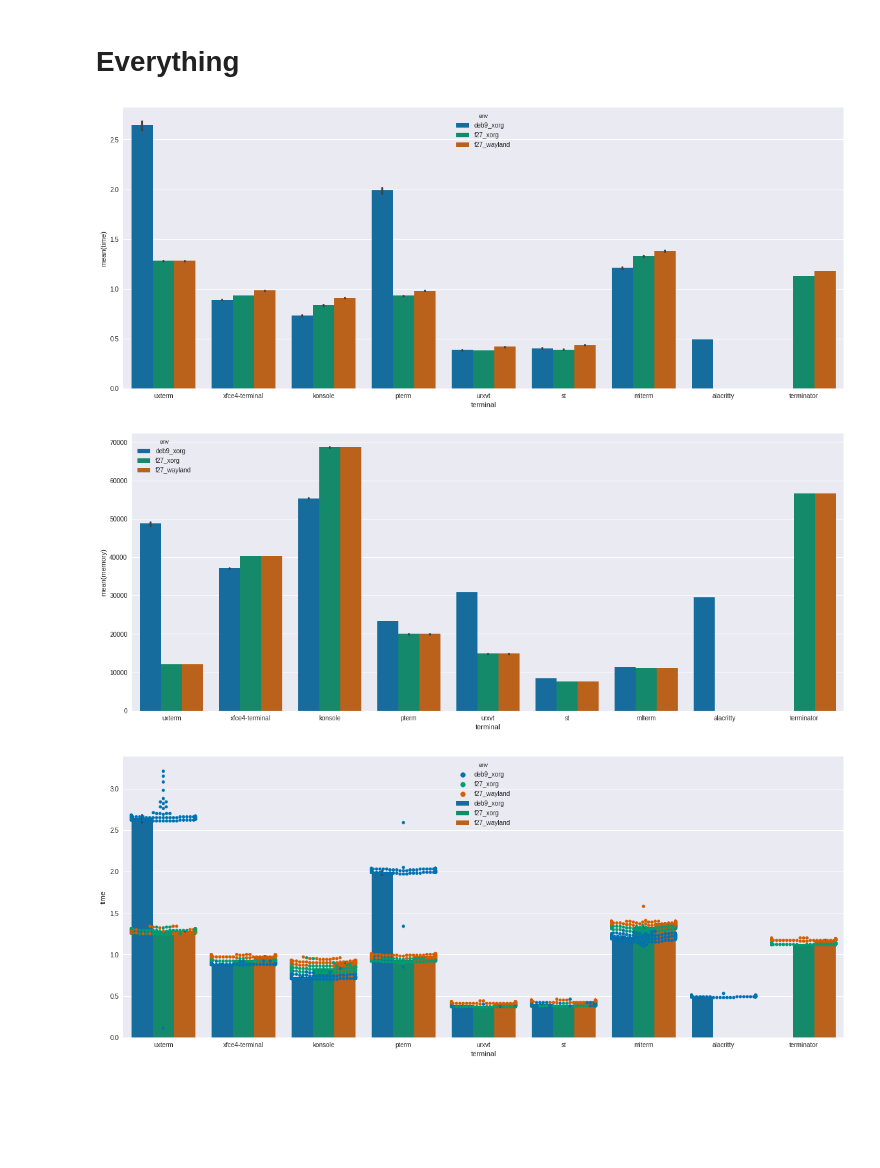
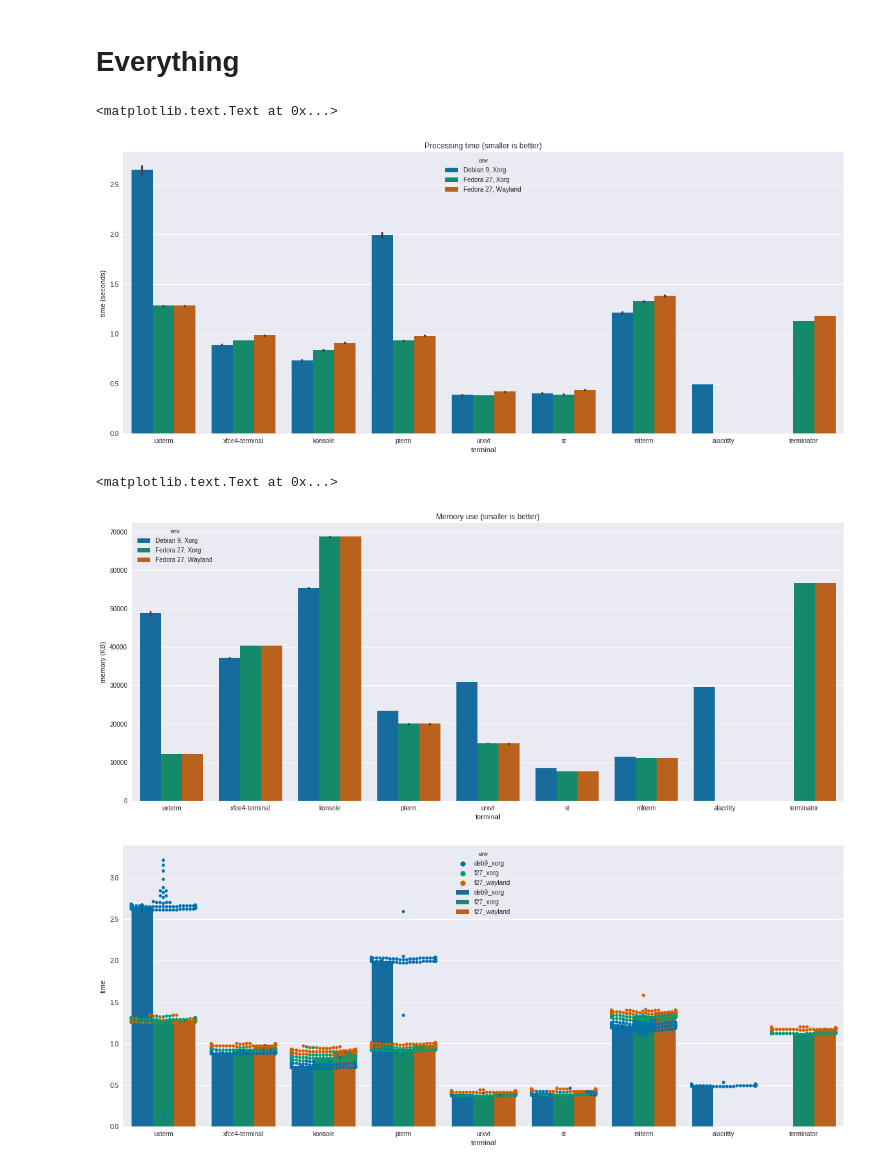
Before and after one commit to anarcat/terms-benchmarks, a Jupyter notebook: benchmarks.ipynb, the cells around one changed output. Cells and saved outputs as stored; diff of their text form; code cells hidden in the pictures; blank space fills up the shorter version.

Commit message:
add titles

```diff
--- a/benchmarks.ipynb
+++ b/benchmarks.ipynb
@@ -366,9 +366,9 @@ ax.set_ylabel('memory (k)')
 # %% [markdown]
 # Everything
 # %%
-deb9_xorg = pandas.read_csv('debian9-xorg/times-100x100000.csv').assign(env='deb9_xorg')
-f27_xorg = pandas.read_csv('fedora27-xorg/times-100x100000.csv').assign(env='f27_xorg')
-f27_wayland = pandas.read_csv('fedora27-wayland/times-100x100000.csv').assign(env='f27_wayland')
+deb9_xorg = pandas.read_csv('debian9-xorg/times-100x100000.csv').assign(env='Debian 9, Xorg')
+f27_xorg = pandas.read_csv('fedora27-xorg/times-100x100000.csv').assign(env='Fedora 27, Xorg')
+f27_wayland = pandas.read_csv('fedora27-wayland/times-100x100000.csv').assign(env='Fedora 27, Wayland')
 
 fig, _ = plt.subplots()
 fig.set_figwidth(FIG_WIDTH)
@@ -377,16 +377,22 @@ fig.set_figheight(FIG_HEIGTH)
 data = pandas.concat([deb9_xorg, f27_xorg, f27_wayland])
 data['terminal'].replace(['stterm'], 'st',inplace=True)
 ax = sns.barplot(data=data, x='terminal', y='time', palette='colorblind', hue='env')
+ax.set_title('Processing time (smaller is better)')
+ax.set_ylabel('time (seconds)')
 # %% [output]
+<matplotlib.text.Text at 0x...>
-[figure, old version]
+[figure, new version]
 # %%
 fig, _ = plt.subplots()
 fig.set_figwidth(FIG_WIDTH)
 fig.set_figheight(FIG_HEIGTH)
 
 ax = sns.barplot(data=data, x='terminal', y='memory', palette='colorblind', hue='env')
+ax.set_title('Memory use (smaller is better)')
+ax.set_ylabel('memory (KB)')
 # %% [output]
+<matplotlib.text.Text at 0x...>
-[figure, old version]
+[figure, new version]
 # %%
 fig, _ = plt.subplots()
 fig.set_figwidth(FIG_WIDTH)
```
